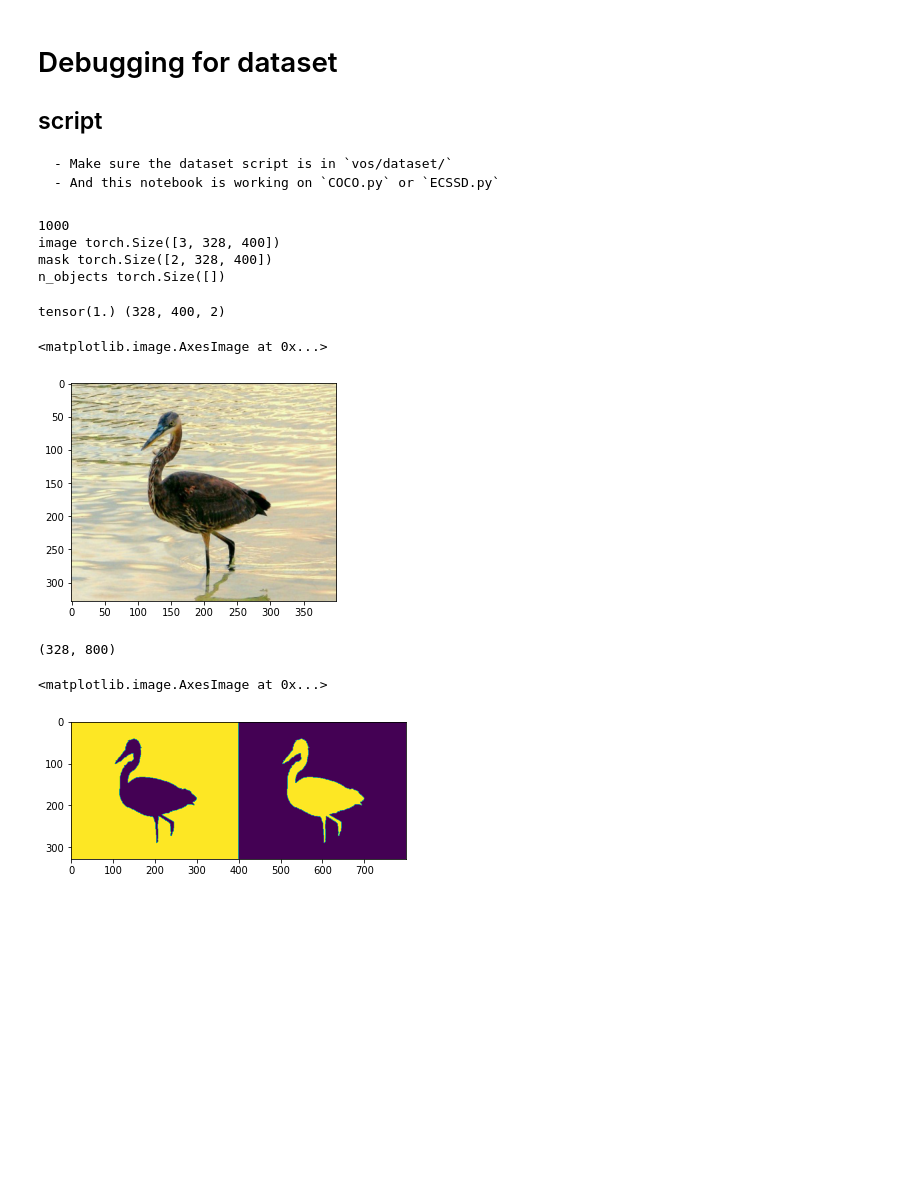
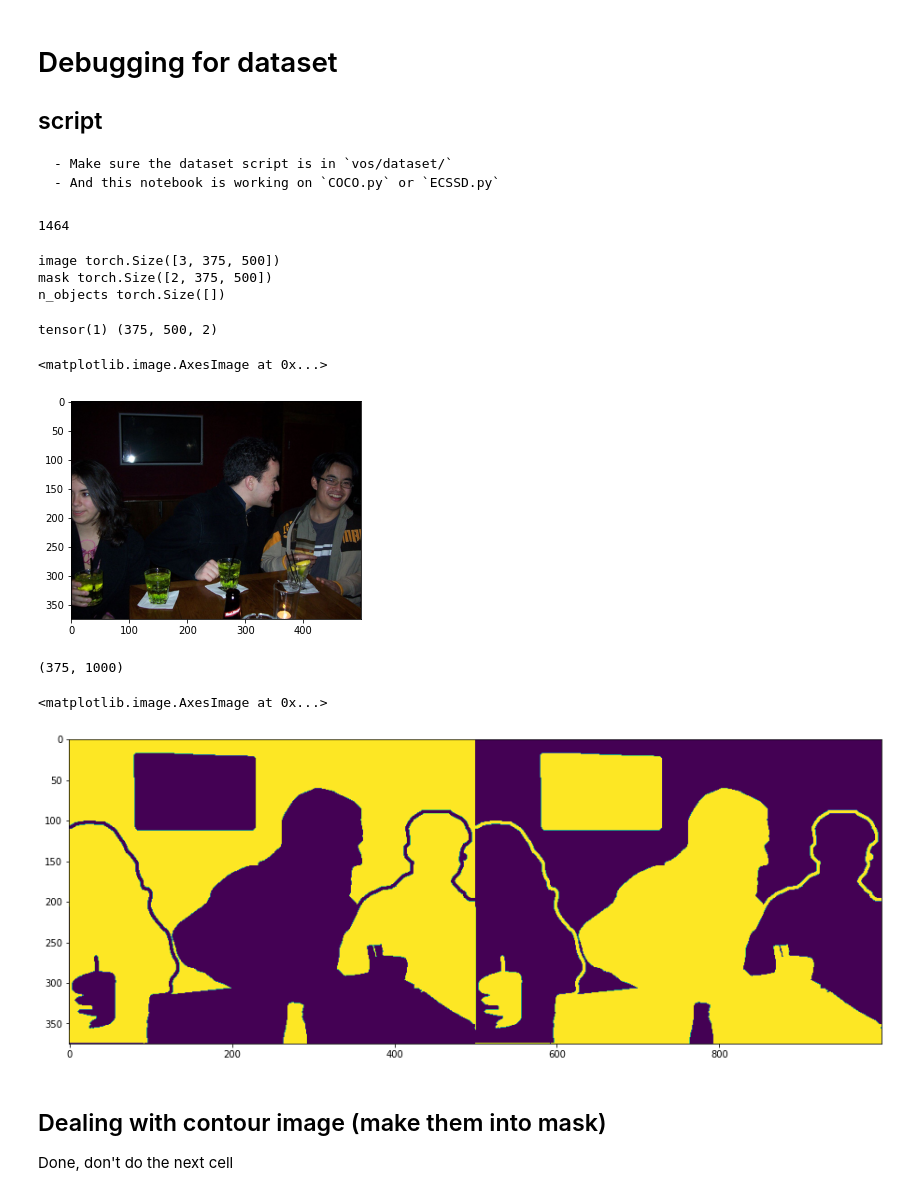
Before and after one commit to Earthnook/VideoObjSeg, a Jupyter notebook: vos/debugger/Image dataset debugger.ipynb, the cells around one changed output. Drawn from its saved outputs; the diff is of its cells as text; code cells hidden in the pictures; blank space fills up the shorter version.

```diff
--- a/vos/debugger/Image dataset debugger.ipynb
+++ b/vos/debugger/Image dataset debugger.ipynb
@@ -19,18 +21,27 @@ from vos.datasets.MSRA10K import MSRA10K
 # ecssdroot = "/p300/videoObjSeg_dataset/ECSSD"
 # dataset = ECSSD(ecssdroot)
 
-msraroot = "/p300/videoObjSeg_dataset/MSRA10K_Imgs_GT"
-dataset = MSRA10K(msraroot)
+# msraroot = "/p300/videoObjSeg_dataset/MSRA10K_Imgs_GT"
+# dataset = MSRA10K(msraroot)
+
+# sbdroot = "/p300/videoObjSeg_dataset/SBD"
+# dataset = SBD(sbdroot)
+
+vocroot = "/p300/videoObjSeg_dataset/VOC"
+dataset = VOCSegmentation(vocroot)
 
 print(len(dataset))
-data = dataset[np.random.choice(len(dataset), 1)[0]]
-for k, v in data.items():
-    print(k, v.shape)
 # %% [output]
-1000
-image torch.Size([3, 328, 400])
-mask torch.Size([2, 328, 400])
-n_objects torch.Size([])
+1464
+# %%
+data = dataset[np.random.choice(len(dataset), 1)[0]]
+# data = dataset[0]
+for k, v in data.items():
+    print(k, v.shape)
+# %% [output]
+image torch.Size([3, 375, 500])
+mask torch.Size([2, 375, 500])
+n_objects torch.Size([])
 # %%
 image = data["image"].numpy().transpose(1,2,0)
 mask = data["mask"].numpy().transpose(1,2,0)
@@ -40,16 +51,21 @@ no = data["n_objects"]
 H, W, N = mask.shape
 plt.imshow(image)
 # %% [output]
-tensor(1.) (328, 400, 2)
+tensor(1) (375, 500, 2)
 <matplotlib.image.AxesImage at 0x...>
-[figure, old version]
+[figure, new version]
 # %%
 s_masks = stack_masks(
     np.expand_dims(mask.transpose(2,0,1), 0)
 )
 print(s_masks[0,0].shape)
+plt.figure(figsize= (16, 6))
 plt.imshow(s_masks[0,0])
 # %% [output]
-(328, 800)
+(375, 1000)
 <matplotlib.image.AxesImage at 0x...>
-[figure, old version]
+[figure, new version]
+# %% [markdown]
+## Dealing with contour image (make them into mask)
+
+Done, don't do the next cell
```
Also changed, not shown: parts of 3 cells of this notebook, 5 other files.
